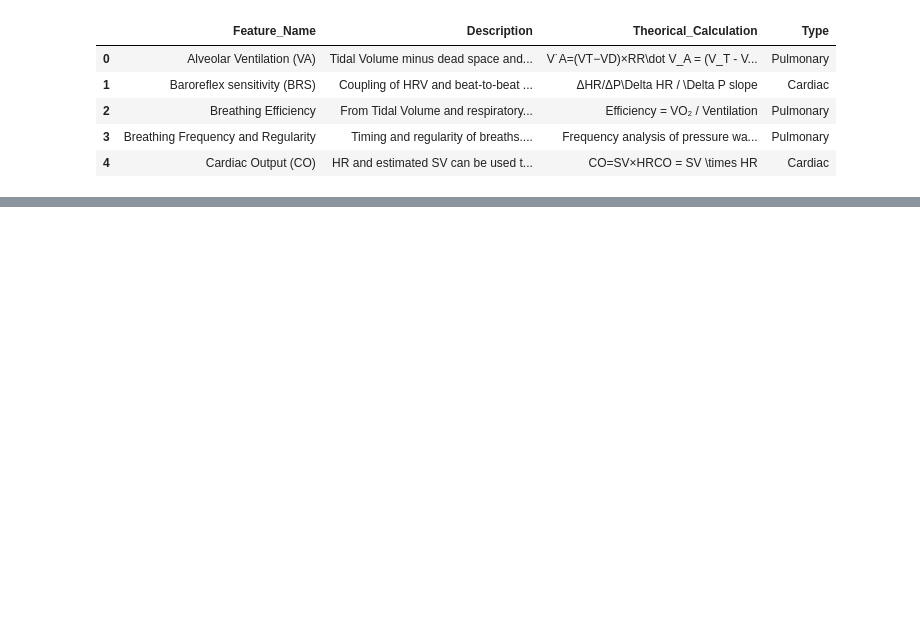
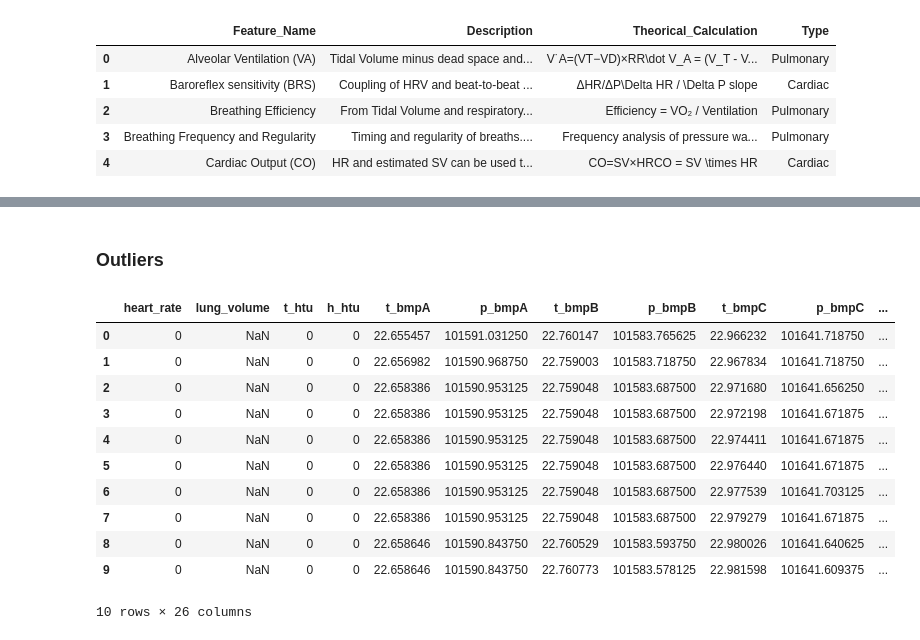
Before and after one commit to AeroCardia-DS/aerocardia, a Jupyter notebook: notebooks/aerocardia-v1.ipynb, the cells around one changed output, grey strips where cells are left out. Cells and saved outputs as stored; diff of their text form; code cells hidden in the pictures; blank space fills up the shorter version.

```diff
--- a/notebooks/aerocardia-v1.ipynb
+++ b/notebooks/aerocardia-v1.ipynb
@@ -220,0 +248,17 @@ dtype: float64
+# %% [markdown]
+### Outliers
+# %%
+df_final.head(10)
+# %% [output]
+|  | heart_rate | lung_volume | t_htu | h_htu | t_bmpA | p_bmpA | t_bmpB | p_bmpB | t_bmpC | p_bmpC | ... |
+| 0 | 0 | NaN | 0 | 0 | 22.655457 | 101591.031250 | 22.760147 | 101583.765625 | 22.966232 | 101641.718750 | ... |
+| 1 | 0 | NaN | 0 | 0 | 22.656982 | 101590.968750 | 22.759003 | 101583.718750 | 22.967834 | 101641.718750 | ... |
+| 2 | 0 | NaN | 0 | 0 | 22.658386 | 101590.953125 | 22.759048 | 101583.687500 | 22.971680 | 101641.656250 | ... |
+| 3 | 0 | NaN | 0 | 0 | 22.658386 | 101590.953125 | 22.759048 | 101583.687500 | 22.972198 | 101641.671875 | ... |
+| 4 | 0 | NaN | 0 | 0 | 22.658386 | 101590.953125 | 22.759048 | 101583.687500 | 22.974411 | 101641.671875 | ... |
+| 5 | 0 | NaN | 0 | 0 | 22.658386 | 101590.953125 | 22.759048 | 101583.687500 | 22.976440 | 101641.671875 | ... |
+| 6 | 0 | NaN | 0 | 0 | 22.658386 | 101590.953125 | 22.759048 | 101583.687500 | 22.977539 | 101641.703125 | ... |
+| 7 | 0 | NaN | 0 | 0 | 22.658386 | 101590.953125 | 22.759048 | 101583.687500 | 22.979279 | 101641.671875 | ... |
+| 8 | 0 | NaN | 0 | 0 | 22.658646 | 101590.843750 | 22.760529 | 101583.593750 | 22.980026 | 101641.640625 | ... |
+| 9 | 0 | NaN | 0 | 0 | 22.658646 | 101590.843750 | 22.760773 | 101583.578125 | 22.981598 | 101641.609375 | ... |
+10 rows × 26 columns
```
Also changed, not shown: parts of 26 cells of this notebook, 7 other files.
